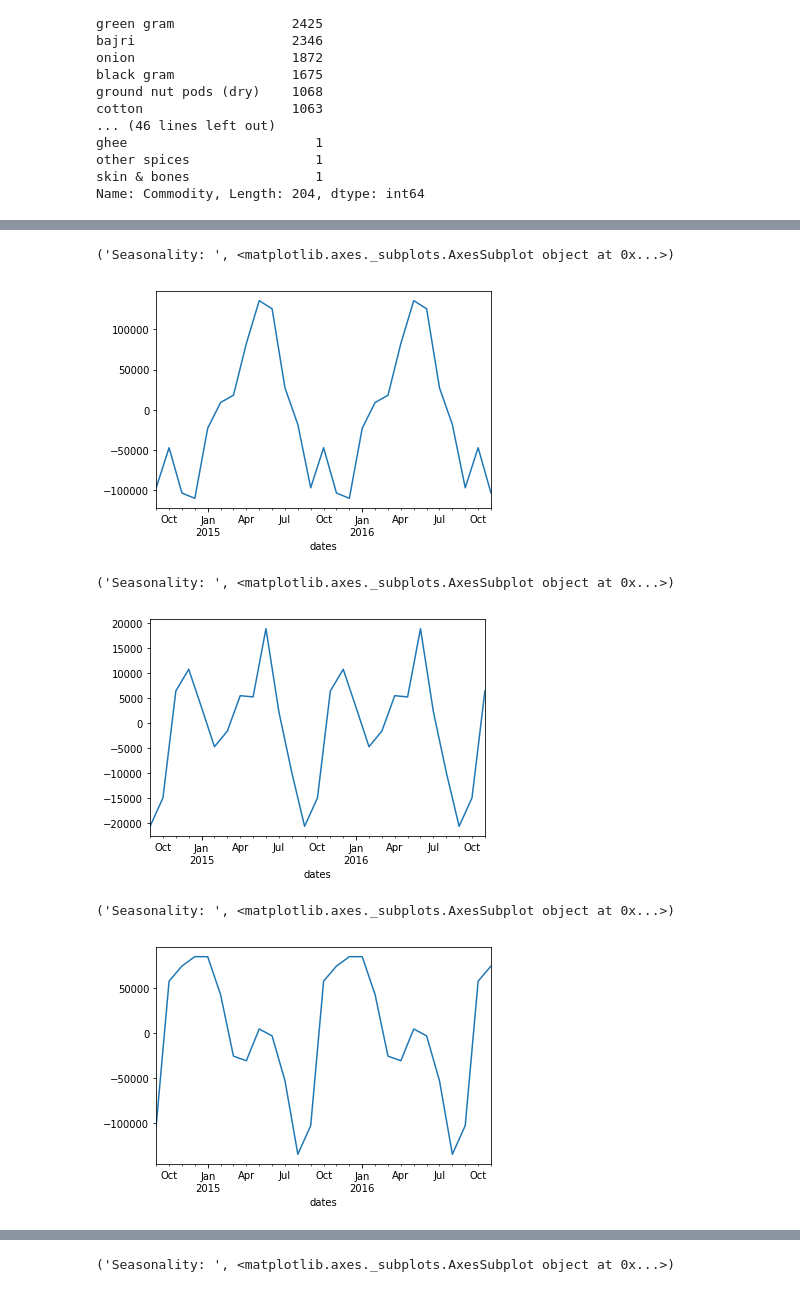
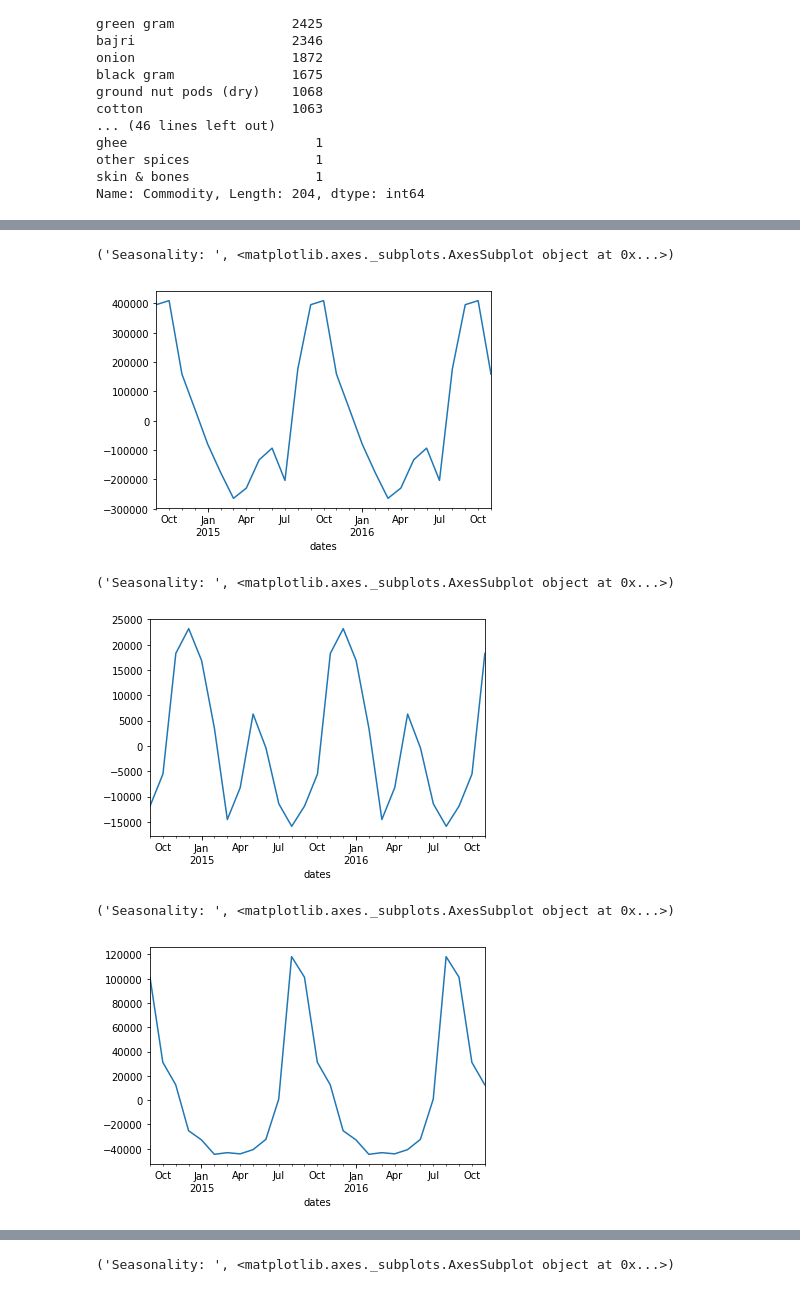
Before and after one commit to khwahish52/Social_Cops_Task_2019, a Jupyter notebook: Social_Cops_Intern_Task2.ipynb, the cells around one changed output, grey strips where cells are left out. Cells and saved outputs as stored; diff of their text form; code cells hidden in the pictures.

```diff
--- a/Social_Cops_Intern_Task2.ipynb
+++ b/Social_Cops_Intern_Task2.ipynb
@@ -248,18 +254,18 @@ Name: Commodity, Length: 204, dtype: int64
 # %%
-result = seasonal_decompose(cmo_data.query('Commodity == "gram"').groupby("dates").sum().modal_price, model='additive', freq=12)
+result = seasonal_decompose(cmo_data.query('Commodity == "green gram"').groupby("dates").sum().modal_price, model='additive', freq=12)
 print("Seasonality: ",result.seasonal.plot())
 # %% [output]
 ('Seasonality: ', <matplotlib.axes._subplots.AxesSubplot object at 0x...>)
-[figure, old version]
+[figure, new version]
 # %%
-result = seasonal_decompose(cmo_data.query('Commodity == "wheat(husked)"').groupby("dates").sum().modal_price, model='additive', freq=12)
+result = seasonal_decompose(cmo_data.query('Commodity == "bajri"').groupby("dates").sum().modal_price, model='additive', freq=12)
 print("Seasonality: ",result.seasonal.plot())
 # %% [output]
 ('Seasonality: ', <matplotlib.axes._subplots.AxesSubplot object at 0x...>)
-[figure, old version]
+[figure, new version]
 # %%
-result = seasonal_decompose(cmo_data.query('Commodity == "soybean"').groupby("dates").sum().modal_price, model='additive', freq=12)
+result = seasonal_decompose(cmo_data.query('Commodity == "onion"').groupby("dates").sum().modal_price, model='additive', freq=12)
 print("Seasonality: ",result.seasonal.plot())
 # %% [output]
 ('Seasonality: ', <matplotlib.axes._subplots.AxesSubplot object at 0x...>)
-[figure, old version]
+[figure, new version]
```
Also changed, not shown: parts of 19 cells of this notebook, 1 other file.
